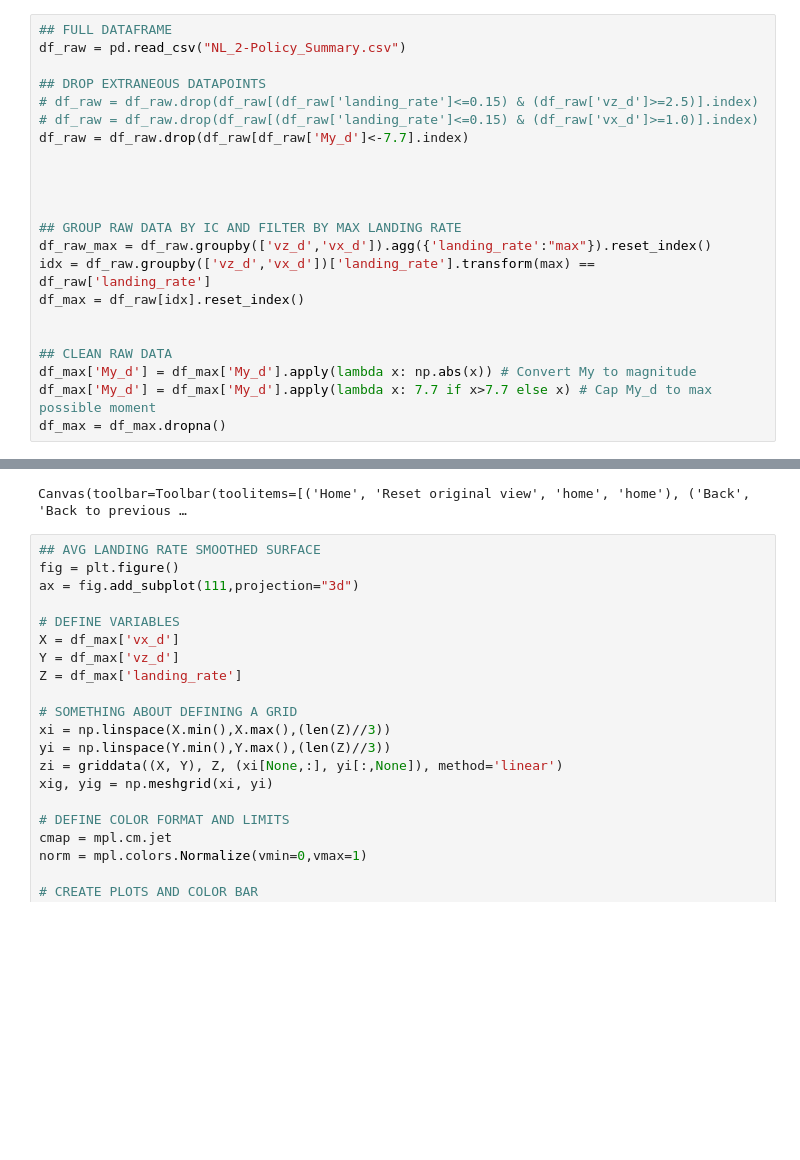
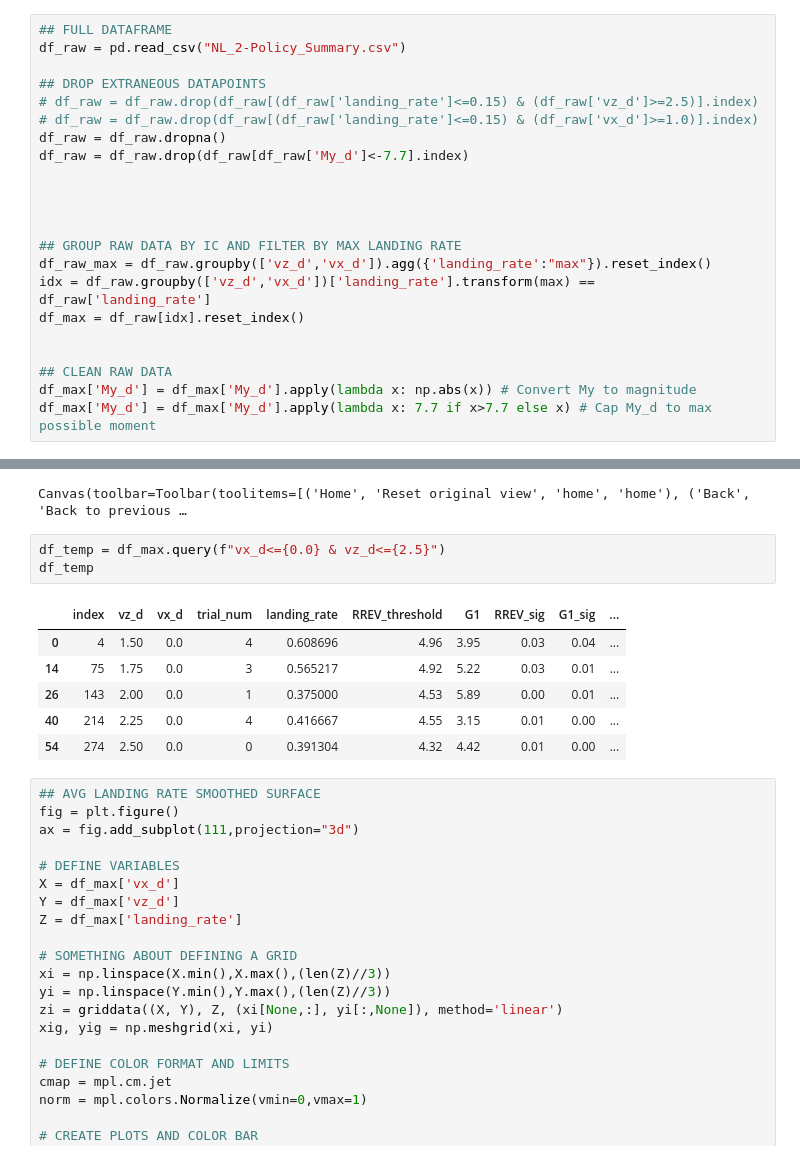
Before and after one commit to bhabas/sar_simulation, a Jupyter notebook: src/Projects/IROS_DataAnalysis/Narrow-Long_2-Policy/NL_2-Policy_Max_Analysis.ipynb, the cells around one changed output, grey strips where cells are left out. Saved outputs shown, nothing was run; the diff lists cells and outputs as text; blank space fills up the shorter version.

```diff
--- a/src/Projects/IROS_DataAnalysis/Narrow-Long_2-Policy/NL_2-Policy_Max_Analysis.ipynb
+++ b/src/Projects/IROS_DataAnalysis/Narrow-Long_2-Policy/NL_2-Policy_Max_Analysis.ipynb
@@ -23,6 +23,7 @@ df_raw = pd.read_csv("NL_2-Policy_Summary.csv")
 ## DROP EXTRANEOUS DATAPOINTS
 # df_raw = df_raw.drop(df_raw[(df_raw['landing_rate']<=0.15) & (df_raw['vz_d']>=2.5)].index)
 # df_raw = df_raw.drop(df_raw[(df_raw['landing_rate']<=0.15) & (df_raw['vx_d']>=1.0)].index)
+df_raw = df_raw.dropna()
 df_raw = df_raw.drop(df_raw[df_raw['My_d']<-7.7].index)
 
 
@@ -37,7 +38,6 @@ df_max = df_raw[idx].reset_index()
 ## CLEAN RAW DATA
 df_max['My_d'] = df_max['My_d'].apply(lambda x: np.abs(x)) # Convert My to magnitude
 df_max['My_d'] = df_max['My_d'].apply(lambda x: 7.7 if x>7.7 else x) # Cap My_d to max possible moment
-df_max = df_max.dropna()
 # %%
 # TEMPLATE FOR LINEAR REGRESSION
 from sklearn.linear_model import LinearRegression
@@ -116,6 +116,16 @@ ax.set_title('Landing Rate (Raw Data)')
 plt.show()
 # %% [output]
 Canvas(toolbar=Toolbar(toolitems=[('Home', 'Reset original view', 'home', 'home'), ('Back', 'Back to previous …
+# %%
+df_temp = df_max.query(f"vx_d<={0.0} & vz_d<={2.5}")
+df_temp
+# %% [output]
+|  | index | vz_d | vx_d | trial_num | landing_rate | RREV_threshold | G1 | RREV_sig | G1_sig | ... |
+| 0 | 4 | 1.50 | 0.0 | 4 | 0.608696 | 4.96 | 3.95 | 0.03 | 0.04 | ... |
+| 14 | 75 | 1.75 | 0.0 | 3 | 0.565217 | 4.92 | 5.22 | 0.03 | 0.01 | ... |
+| 26 | 143 | 2.00 | 0.0 | 1 | 0.375000 | 4.53 | 5.89 | 0.00 | 0.01 | ... |
+| 40 | 214 | 2.25 | 0.0 | 4 | 0.416667 | 4.55 | 3.15 | 0.01 | 0.00 | ... |
+| 54 | 274 | 2.50 | 0.0 | 0 | 0.391304 | 4.32 | 4.42 | 0.01 | 0.00 | ... |
 # %%
 ## AVG LANDING RATE SMOOTHED SURFACE
 fig = plt.figure()
```
Also changed, not shown: parts of 5 cells of this notebook, 9 other files.
